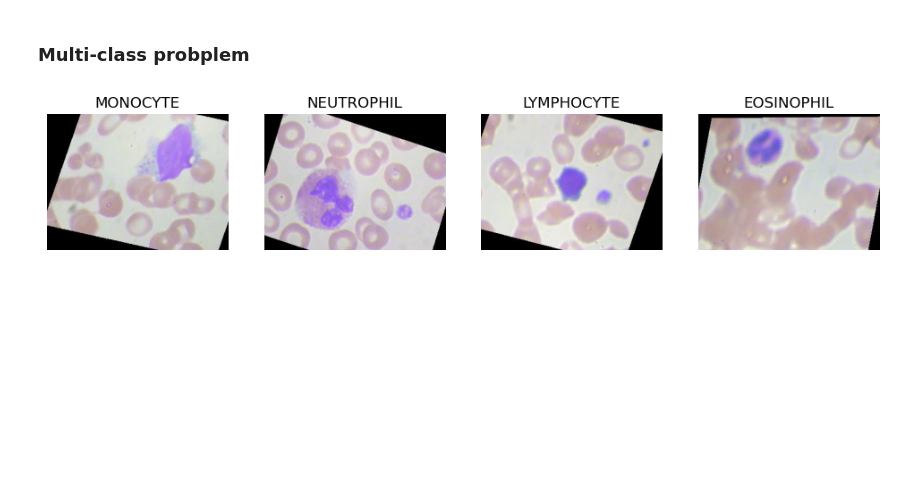
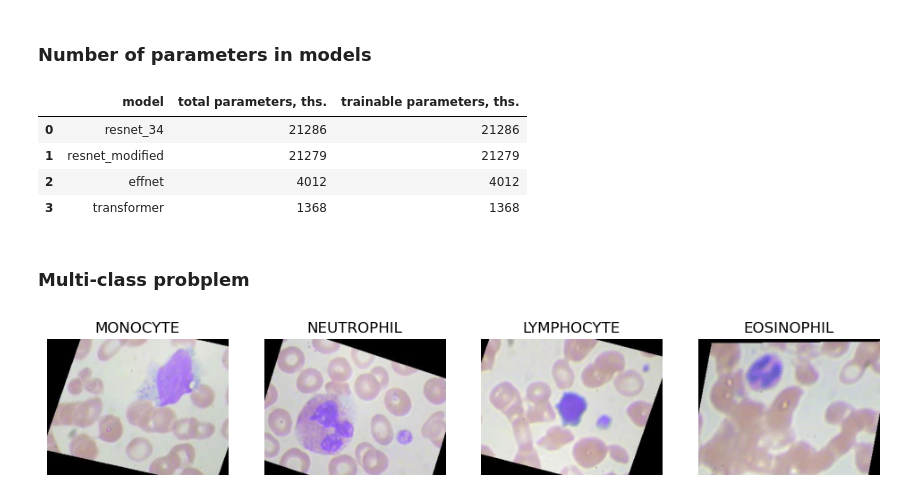
Before and after one commit to JuliaKudryavtseva/Bioimages-Classification, a Jupyter notebook: evaluation.ipynb, the cells around one changed output. Drawn from its saved outputs; the diff is of its cells as text; code cells hidden in the pictures; blank space fills up the shorter version.

Commit message:
param

```diff
--- a/evaluation.ipynb
+++ b/evaluation.ipynb
@@ -35,3 +35,5 @@ def seed_everything(seed=42):
     torch.backends.cudnn.benchmark = False
 
 seed_everything()
+# %% [markdown]
+### Number of parameters in models
@@ -38,3 +75,25 @@ seed_everything()
+# %%
+models = [resnet_34, resnet_modified, effnet, transformer]
+names = ['resnet_34', 'resnet_modified', 'effnet', 'transformer']
+# %%
+params = []
+
+
+for name, model in zip(names, models):
+    pytorch_total_params = sum(p.numel() for p in model.parameters())
+    pytorch_train_params = sum(p.numel() for p in model.parameters() if p.requires_grad)
+    params.append([name, pytorch_total_params//1000, pytorch_train_params//1000])
+
+
+params = pd.DataFrame(params, columns=['model', 'total parameters, ths.', 'trainable parameters, ths.'])
+params.to_csv('multi_class_output/params.csv', index=False)
+params
+# %% [output]
+|  | model | total parameters, ths. | trainable parameters, ths. |
+| 0 | resnet_34 | 21286 | 21286 |
+| 1 | resnet_modified | 21279 | 21279 |
+| 2 | effnet | 4012 | 4012 |
+| 3 | transformer | 1368 | 1368 |
 # %% [markdown]
 ### Multi-class probplem
 # %%
```
Also changed, not shown: parts of 1 cell of this notebook, 1 other file.
